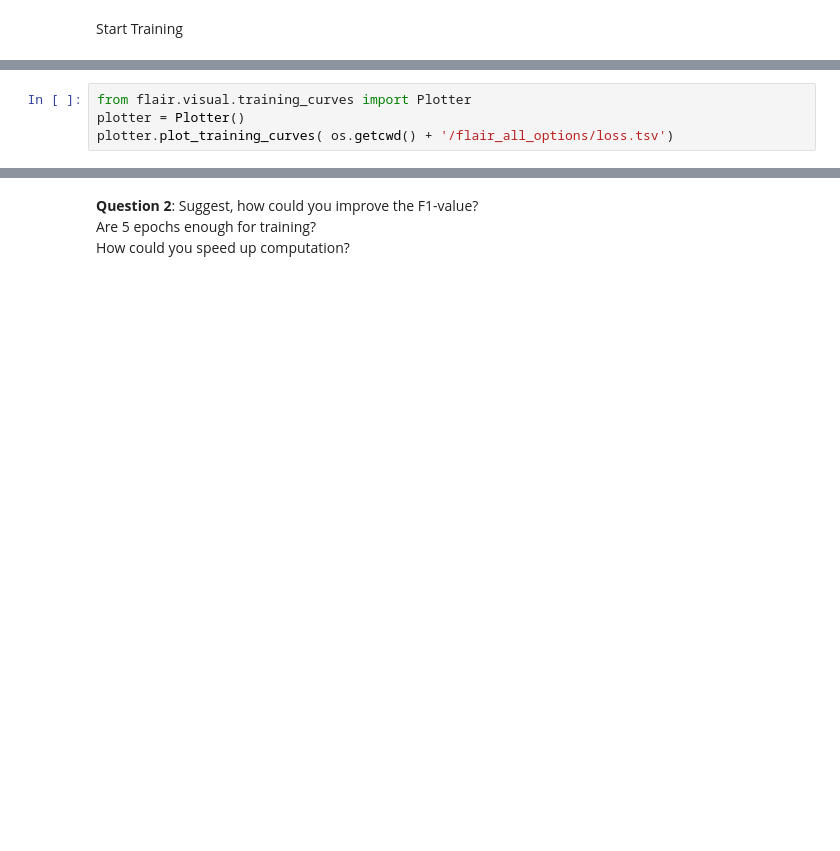
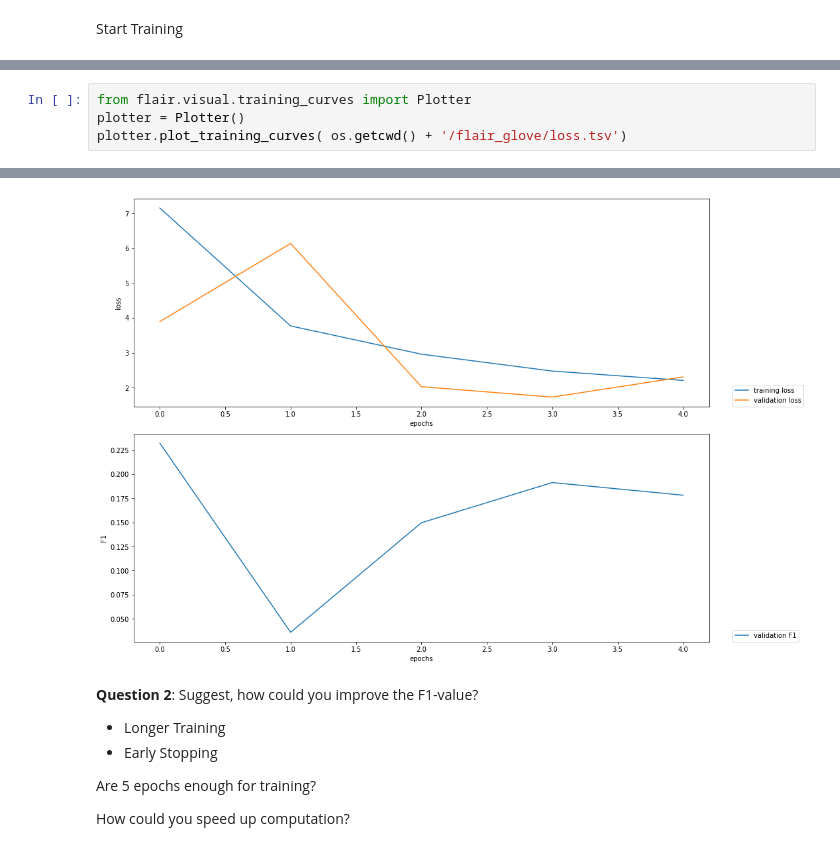
Before and after one commit to mariamonzon/Software-applications-with-AI, a Jupyter notebook: Homework2-NER/ner_4_2021.ipynb, the cells around one changed output, grey strips where cells are left out. Drawn from its saved outputs; the diff is of its cells as text; blank space fills up the shorter version.

```diff
--- a/Homework2-NER/ner_4_2021.ipynb
+++ b/Homework2-NER/ner_4_2021.ipynb
@@ -71,4 +140,5 @@ trainer.train(model_name,
 # %%
 from flair.visual.training_curves import Plotter
 plotter = Plotter()
-plotter.plot_training_curves( os.getcwd() + '/flair_all_options/loss.tsv')
+plotter.plot_training_curves( os.getcwd() + '/flair_glove/loss.tsv')
+# %% [output]
@@ -75,4 +154,12 @@ plotter.plot_training_curves( os.getcwd() + '/flair_all_options/loss.tsv')
+[figure, added]
 # %% [markdown]
 __Question 2__: Suggest, how could you improve the F1-value?<br>
+
+
+*  Longer Training
+*  Early Stopping
+
+
 Are 5 epochs enough for training?<br>
+
 How could you speed up computation?
```
Also changed, not shown: parts of 8 cells of this notebook, 2 other files.
